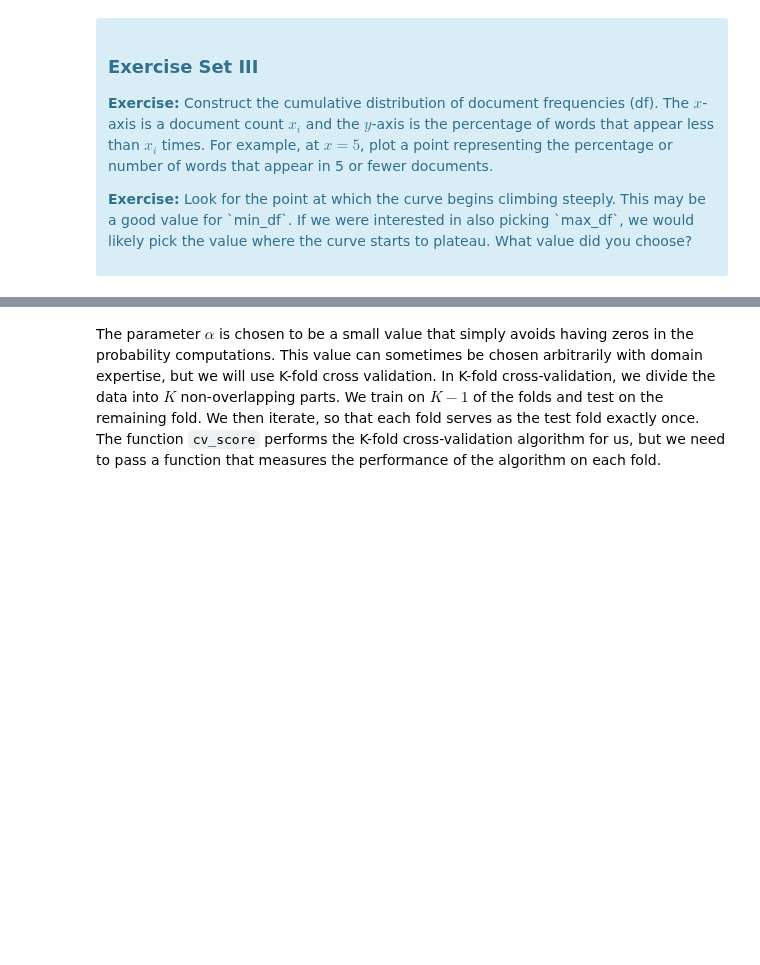
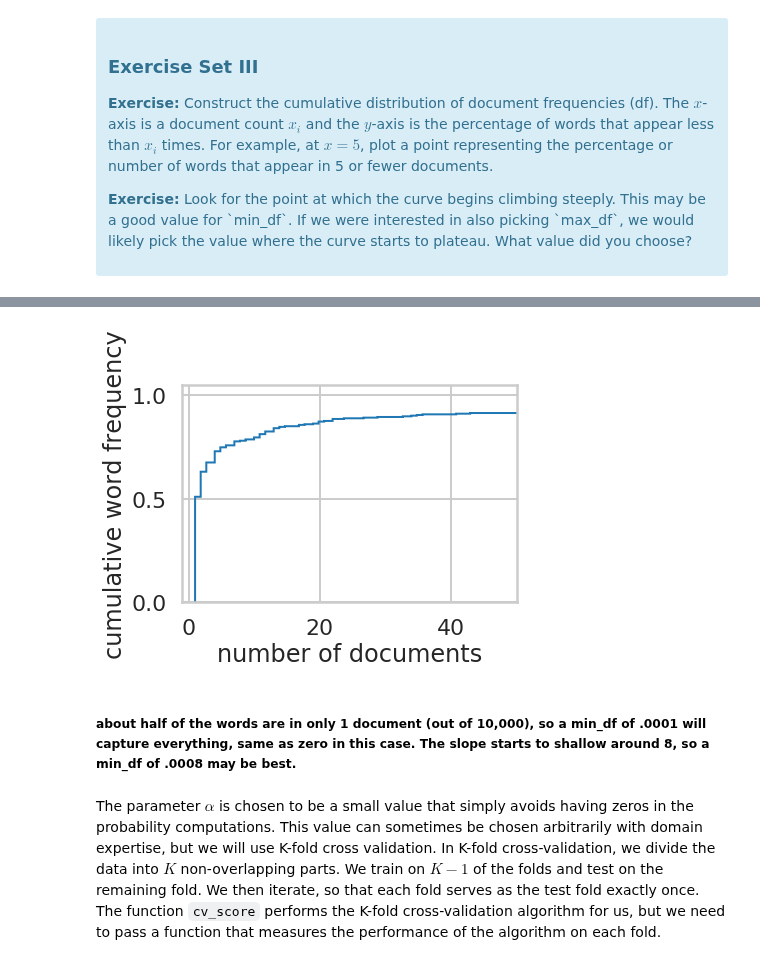
Before and after one commit to morganfry/springboard, a Jupyter notebook: mini-projects/10.3.3/naive_bayes/Mini_Project_Naive_Bayes.ipynb, the cells around one changed output, grey strips where cells are left out. Drawn from its saved outputs; the diff is of its cells as text; code cells hidden in the pictures; blank space fills up the shorter version.

```diff
--- a/mini-projects/10.3.3/naive_bayes/Mini_Project_Naive_Bayes.ipynb
+++ b/mini-projects/10.3.3/naive_bayes/Mini_Project_Naive_Bayes.ipynb
@@ -325,3 +376,16 @@ array([[0, 0, 0, ..., 0, 0, 0],
+# %%
+#close up on beginning
+plt.hist(df_word_freq.groupby(['frequency']).size(),
+         len(df_word_freq['frequency']),
+         histtype='step',cumulative=1,density=True)
+plt.xlim(-1,50)
+plt.xlabel('number of documents')
+plt.ylabel('cumulative word frequency')
+plt.show()
+# %% [output]
+[figure, added]
+# %% [markdown]
+##### about half of the words are in only 1 document (out of 10,000), so a min_df of .0001 will capture everything, same as zero in this case. The slope starts to shallow around 8, so a min_df of .0008 may be best.
 # %% [markdown]
 The parameter $\alpha$ is chosen to be a small value that simply avoids having zeros in the probability computations. This value can sometimes be chosen arbitrarily with domain expertise, but we will use K-fold cross validation. In K-fold cross-validation, we divide the data into $K$ non-overlapping parts. We train on $K-1$ of the folds and test on the remaining fold. We then iterate, so that each fold serves as the test fold exactly once. The function `cv_score` performs the K-fold cross-validation algorithm for us, but we need to pass a function that measures the performance of the algorithm on each fold.
 # %%
```
Also changed, not shown: parts of 32 cells of this notebook.
